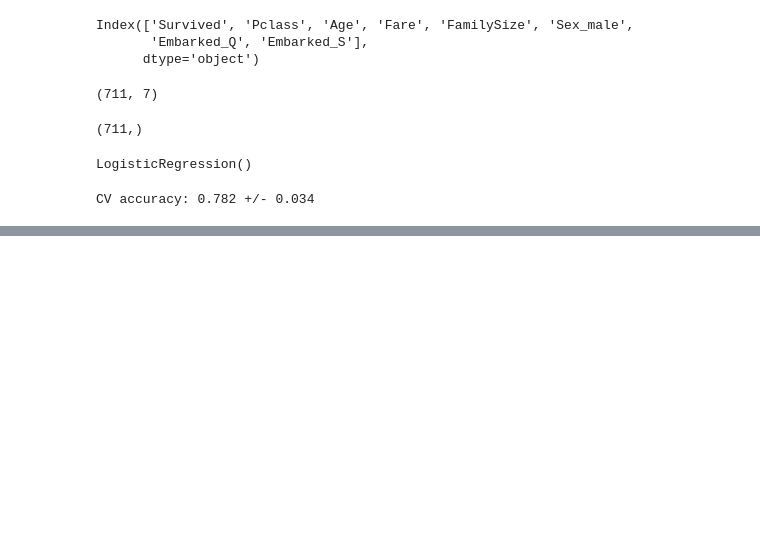
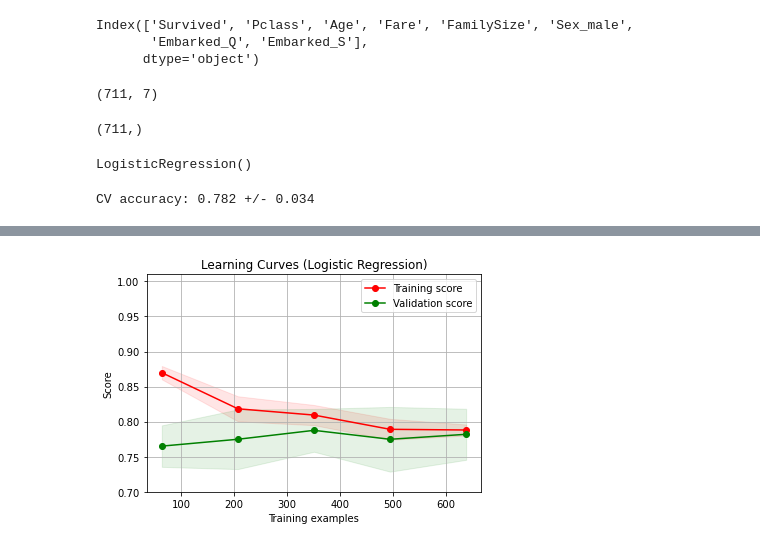
Before and after one commit to SBIK1219/CodingTest, a Jupyter notebook: Titanic_ML2.ipynb, the cells around one changed output, grey strips where cells are left out. Saved outputs shown, nothing was run; the diff lists cells and outputs as text; code cells hidden in the pictures; blank space fills up the shorter version.

```diff
--- a/Titanic_ML2.ipynb
+++ b/Titanic_ML2.ipynb
@@ -276,3 +276,8 @@ scores = cross_val_score(logreg, X_train, y_train, cv=10)
 print('CV accuracy: %.3f +/- %.3f' % (np.mean(scores), np.std(scores)))
 # %% [output]
 CV accuracy: 0.782 +/- 0.034
+# %%
+title = "Learning Curves (Logistic Regression)"
+cv = 10
+plot_learning_curve(logreg, title, X_train, y_train, ylim=(0.7, 1.01), cv=cv, n_jobs=1)
+# %% [output]
@@ -278,0 +285 @@ CV accuracy: 0.782 +/- 0.034
+[figure, added]
```
Also changed, not shown: parts of 41 cells of this notebook.
